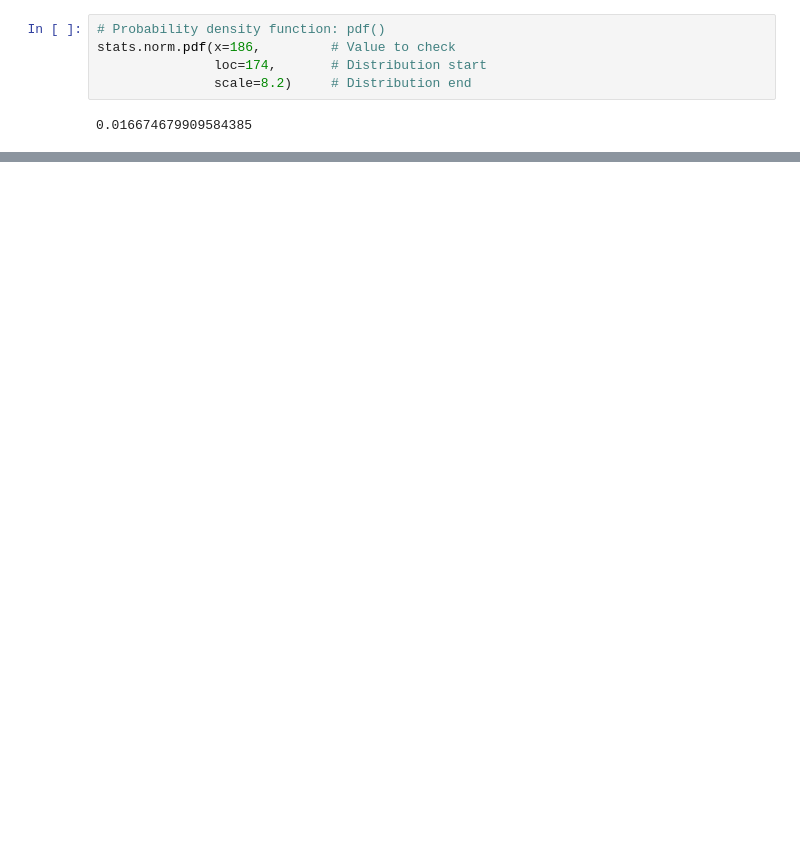
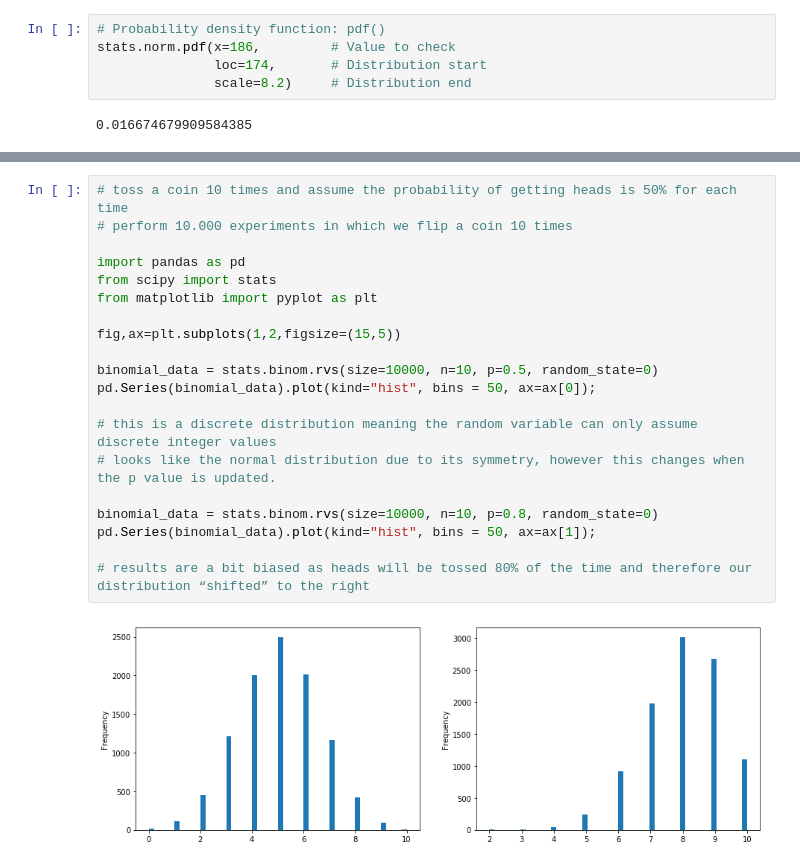
Before and after one commit to jamwine/Statistics, a Jupyter notebook: Statistics.ipynb, the cells around one changed output, grey strips where cells are left out. Cells and saved outputs as stored; diff of their text form; blank space fills up the shorter version.

Commit message:
Probability Distribution

```diff
--- a/Statistics.ipynb
+++ b/Statistics.ipynb
@@ -287,0 +394,22 @@ The following two distributions have the same variance, approximately the same s
+# %%
+# toss a coin 10 times and assume the probability of getting heads is 50% for each time
+# perform 10.000 experiments in which we flip a coin 10 times
+
+import pandas as pd
+from scipy import stats
+from matplotlib import pyplot as plt
+
+fig,ax=plt.subplots(1,2,figsize=(15,5))
+
+binomial_data = stats.binom.rvs(size=10000, n=10, p=0.5, random_state=0)
+pd.Series(binomial_data).plot(kind="hist", bins = 50, ax=ax[0]);
+
+# this is a discrete distribution meaning the random variable can only assume discrete integer values
+# looks like the normal distribution due to its symmetry, however this changes when the p value is updated.
+
+binomial_data = stats.binom.rvs(size=10000, n=10, p=0.8, random_state=0)
+pd.Series(binomial_data).plot(kind="hist", bins = 50, ax=ax[1]);
+
+# results are a bit biased as heads will be tossed 80% of the time and therefore our distribution “shifted” to the right
+# %% [output]
+[figure, added]
```
Also changed, not shown: parts of 12 cells of this notebook, 3 other files.
